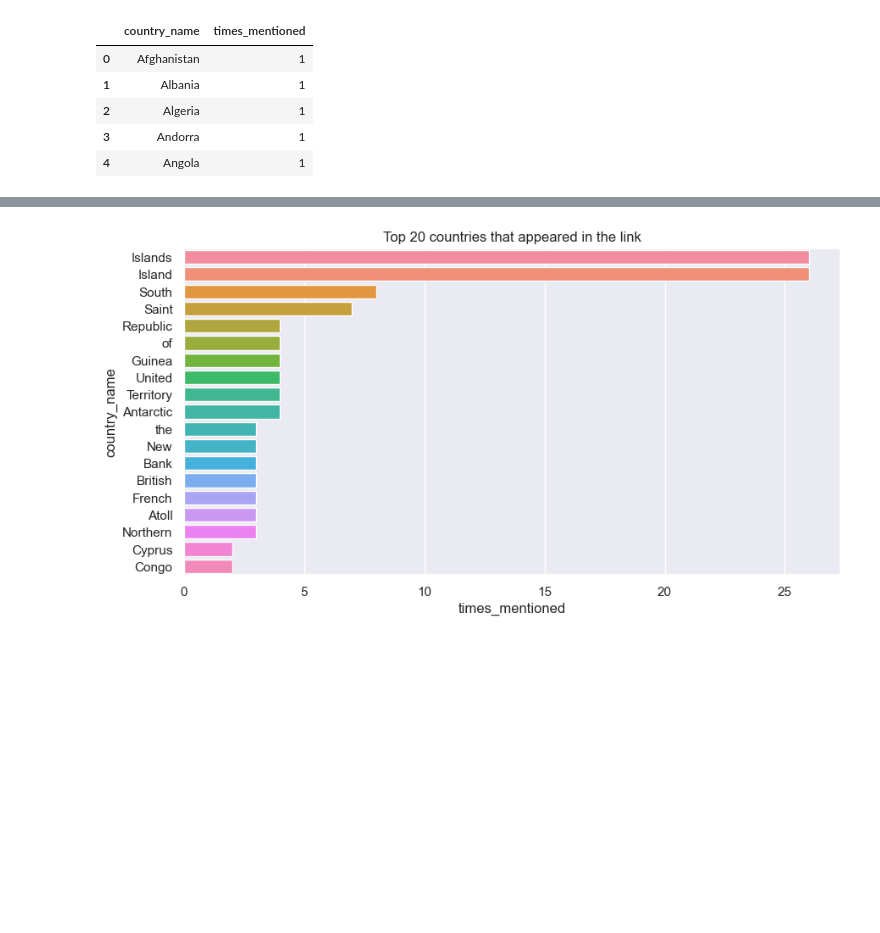
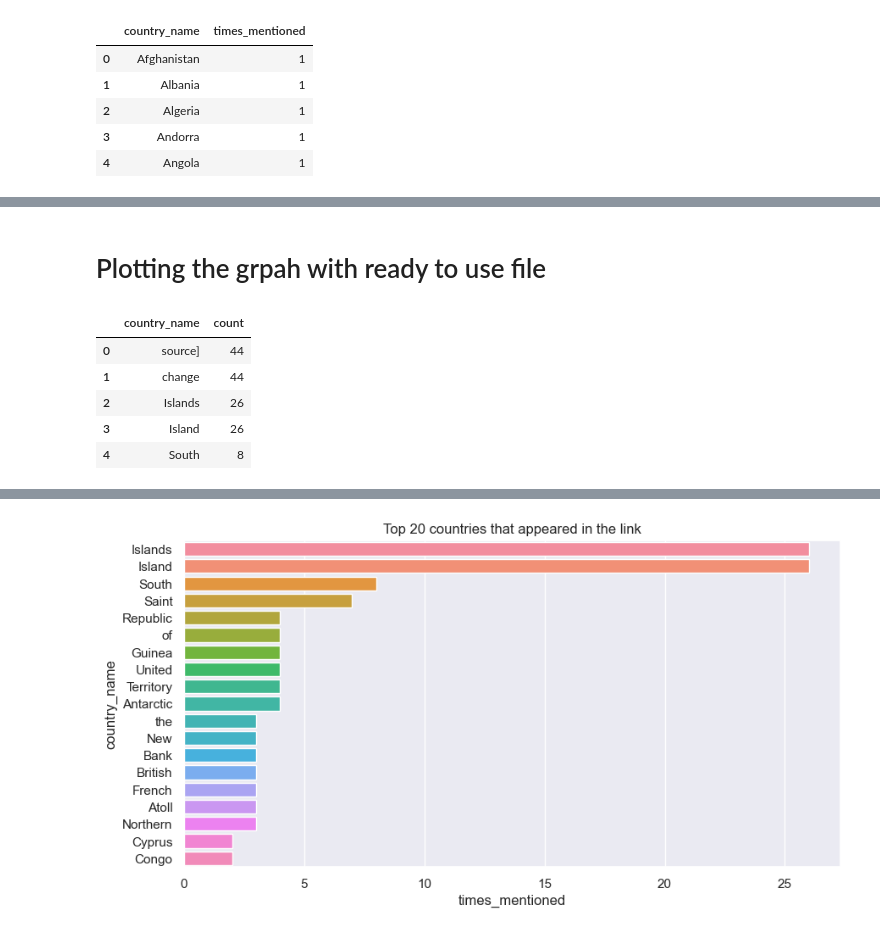
Before and after one commit to banerjee-mallika/20th-century, a Jupyter notebook: textmining/textmining.ipynb, the cells around one changed output, grey strips where cells are left out. Drawn from its saved outputs; the diff is of its cells as text; code cells hidden in the pictures; blank space fills up the shorter version.

Commit message:
used the ready to use file in textmining.ipynb

```diff
--- a/textmining/textmining.ipynb
+++ b/textmining/textmining.ipynb
@@ -338,0 +328,2 @@ top20
+# %% [markdown]
+# Plotting the grpah with ready to use file
@@ -338,0 +336,9 @@ top20
+# %%
+cleaned_df.head()
+# %% [output]
+|  | country_name | count |
+| 0 | source] | 44 |
+| 1 | change | 44 |
+| 2 | Islands | 26 |
+| 3 | Island | 26 |
+| 4 | South | 8 |
```
Also changed, not shown: parts of 9 cells of this notebook, 1 other file.
